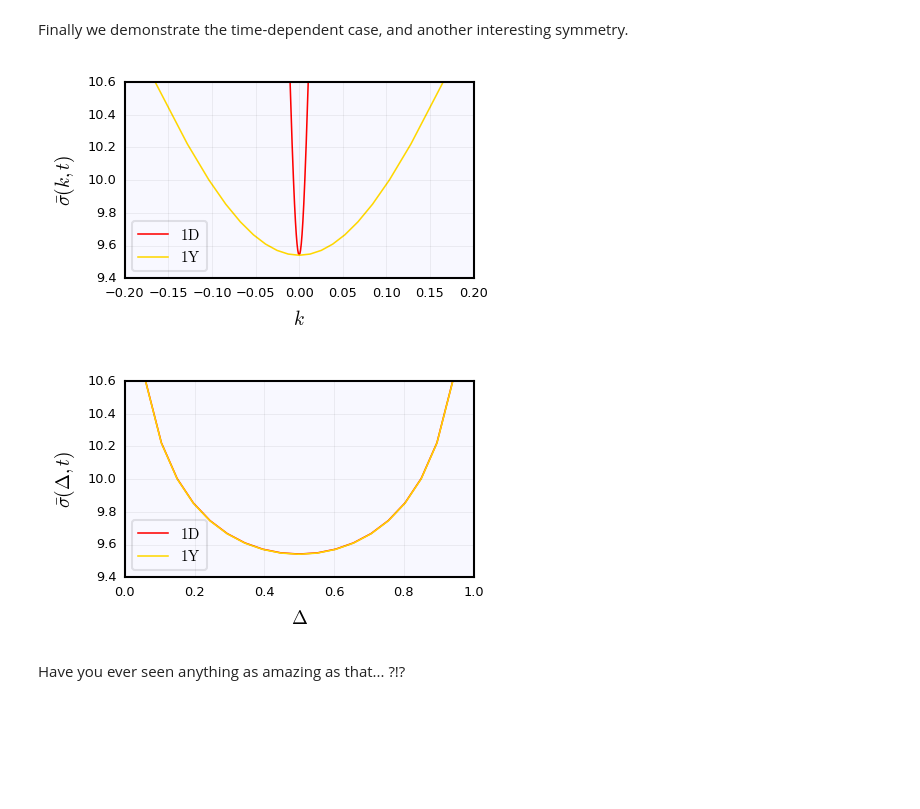
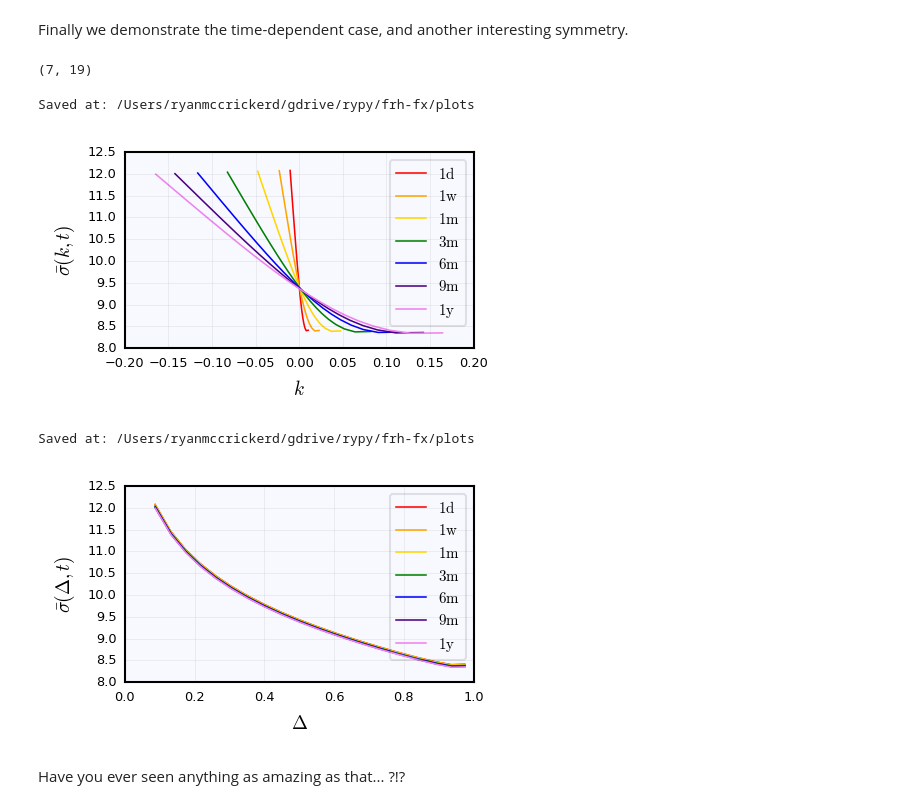
Before and after one commit to ryanmccrickerd/frh-fx, a Jupyter notebook: demo.ipynb, the cells around one changed output. Cells and saved outputs as stored; diff of their text form; code cells hidden in the pictures; blank space fills up the shorter version.

```diff
--- a/demo.ipynb
+++ b/demo.ipynb
@@ -74,9 +76,8 @@ Exported to: /Users/ryanmccrickerd/gdrive/rypy/frh-fx/data/20180520-182012
 # %% [markdown]
 Now we should check we do obtain these surfaces using a Monte Carlo simulation.
 # %%
-T = t[-1]
-m = 2**17
-n = 2**0
+T = T[0]
+m,n = 2**17,2**0
 t = np.linspace(0,T,n+1)
 Δ = T/n
 # %%
@@ -91,6 +92,6 @@ X1 = sim.nig_process(v1,ɛ1,Δ,θ1)
 X2 = sim.nig_process(v2,ɛ2,Δ,θ2)
 X3 = X1/X2
 # %%
-t = np.array([1])
-k = uts.get_logstrikes(t)
+T = np.array([T])
+k = uts.get_logstrikes(T)
 # %%
@@ -124,42 +126,58 @@ axes.set_ylabel(r'$\bar{\sigma}(k,t)$');
 # %% [markdown]
 Finally we demonstrate the time-dependent case, and another interesting symmetry.
 # %%
-t = np.linspace(0,1,101)
+# t = np.linspace(0,1,101)
 def σ(t): return  0.1
-def ρ(t): return  0.0
+def ρ(t): return -0.5
 def γ(t): return t**0.5
 θ = σ,ρ,γ
 # %%
-T = np.array([1/252,1])
+T = np.array([1/252,1/52,1/12,3/12,6/12,9/12,1])
 k = uts.get_logstrikes(T)
+# %%
+k.shape
+# %% [output]
+(7, 19)
 # %%
 p = frh.price(k,T,θ)
 # %%
 BS = blk.surface(k,T,p)
 # %%
 plot,axes = plt.subplots()
-c = ['r','gold','g','b']
-for i in range(2):
-    axes.plot(k[i,:],100*BS[i,:],c[i])
-axes.legend([r'$\mathrm{1D}$',
-             r'$\mathrm{1Y}$'])
+for i in range(7):
+    axes.plot(k[i,:],100*BS[i,:])
+axes.legend([r'$\mathrm{1d}$',
+             r'$\mathrm{1w}$',
+             r'$\mathrm{1m}$',
+             r'$\mathrm{3m}$',
+             r'$\mathrm{6m}$',
+             r'$\mathrm{9m}$',
+             r'$\mathrm{1y}$'])
 axes.set_xlabel(r'$k$')
-axes.set_ylabel(r'$\bar{\sigma}(k,t)$');
+axes.set_ylabel(r'$\bar{\sigma}(k,t)$')
+uts.save_plot()
 # %% [output]
+Saved at: /Users/ryanmccrickerd/gdrive/rypy/frh-fx/plots
-[figure, old version]
+[figure, new version]
 # %%
 Δ = uts.get_deltas(BS,k,T,ρ=ρ(0))
 # %%
 plot,axes = plt.subplots()
-c = ['r','gold','g','b']
-for i in range(2):
-    axes.plot(Δ[i,:],100*BS[i,:],c[i])
-axes.legend([r'$\mathrm{1D}$',
-             r'$\mathrm{1Y}$'])
+for i in range(7):
+    axes.plot(Δ[i,:],100*BS[i,:])
+axes.legend([r'$\mathrm{1d}$',
+             r'$\mathrm{1w}$',
+             r'$\mathrm{1m}$',
+             r'$\mathrm{3m}$',
+             r'$\mathrm{6m}$',
+             r'$\mathrm{9m}$',
+             r'$\mathrm{1y}$'])
 axes.set_xlabel(r'$\Delta$')
-axes.set_ylabel(r'$\bar{\sigma}(\Delta,t)$');
+axes.set_ylabel(r'$\bar{\sigma}(\Delta,t)$')
+uts.save_plot()
 # %% [output]
+Saved at: /Users/ryanmccrickerd/gdrive/rypy/frh-fx/plots
-[figure, old version]
+[figure, new version]
 # %% [markdown]
 Have you ever seen anything as amazing as that... ?!?
 # %% [markdown]
```
Also changed, not shown: parts of 12 cells of this notebook, 7 other files.
